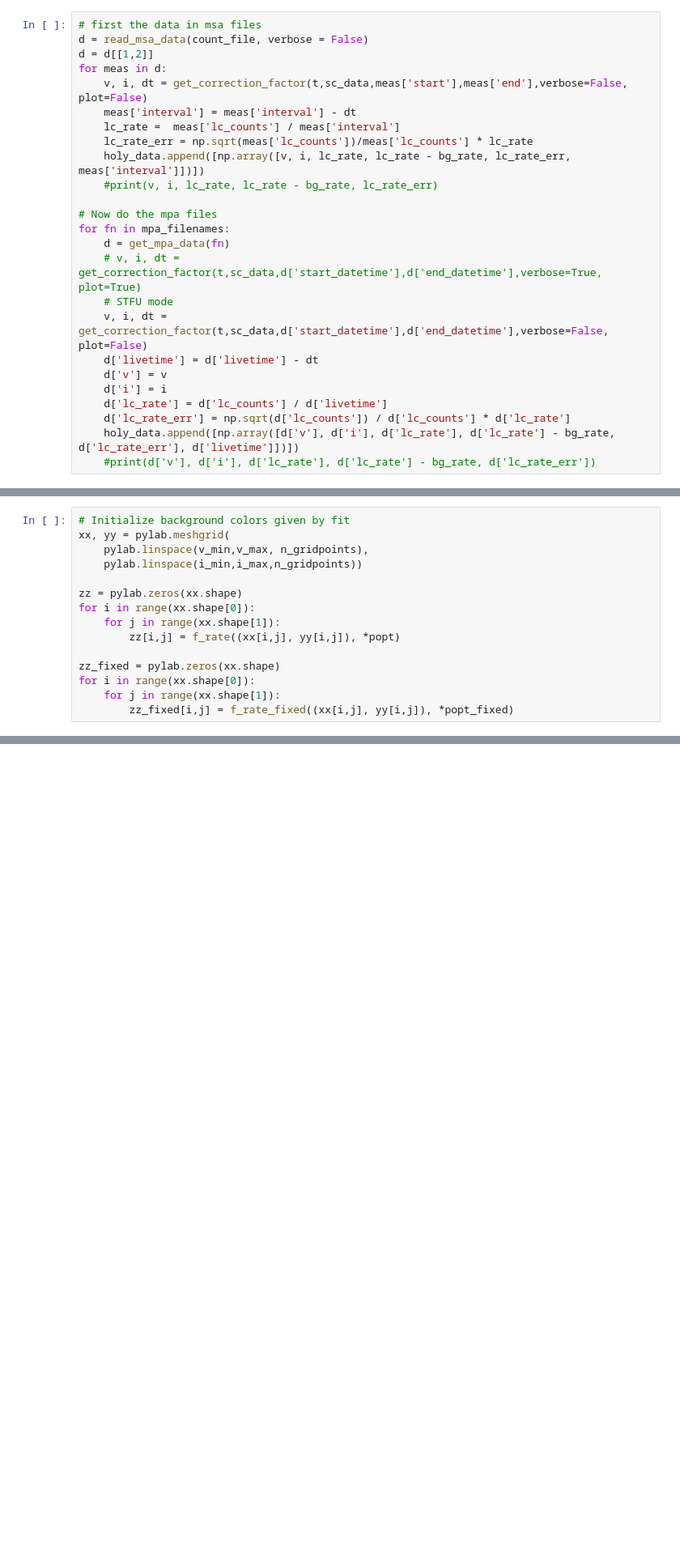
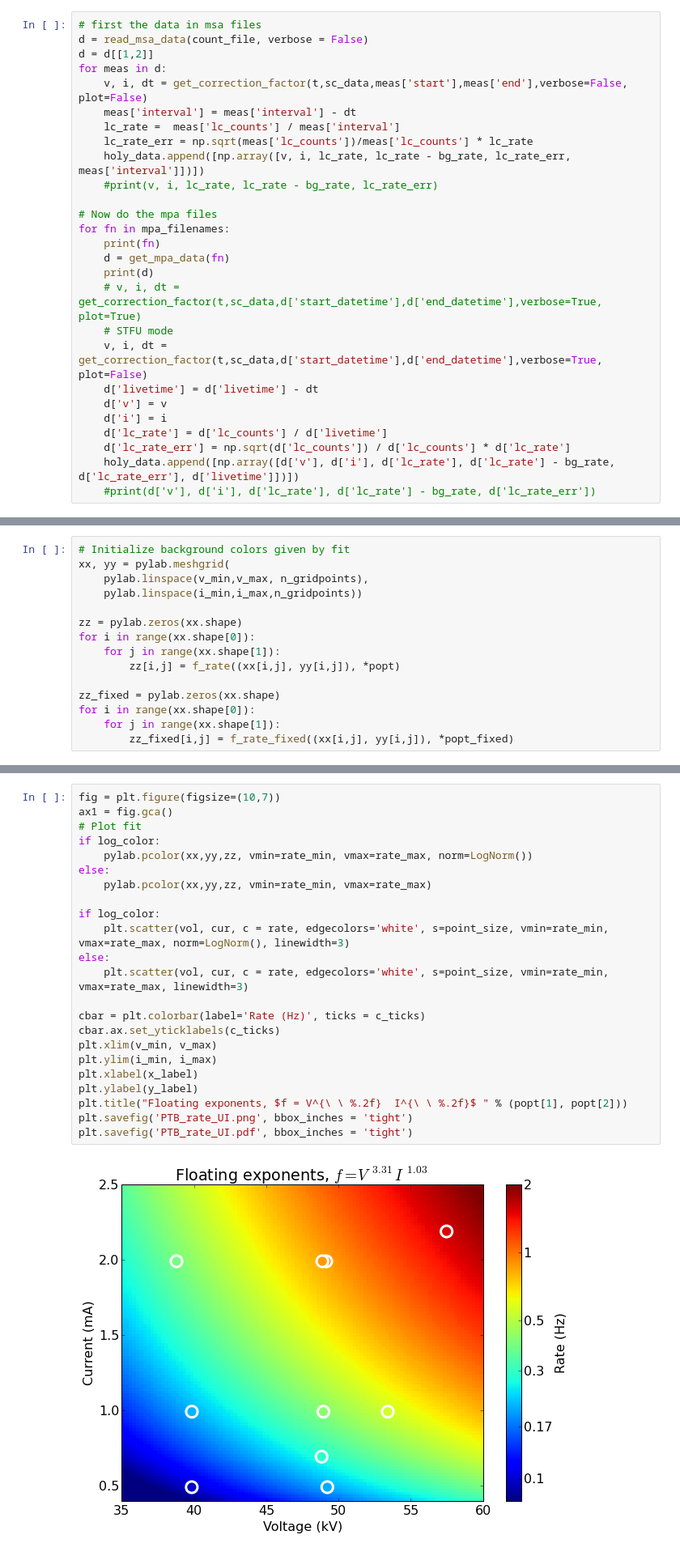
Before and after one commit to XENON1T/PTB, a Jupyter notebook: 04_count_rate_as_function_of_v_and_i.ipynb, the cells around one changed output, grey strips where cells are left out. Shown at 81% size. Cells and saved outputs as stored; diff of their text form; blank space fills up the shorter version.

```diff
--- a/04_count_rate_as_function_of_v_and_i.ipynb
+++ b/04_count_rate_as_function_of_v_and_i.ipynb
@@ -145,10 +161,12 @@ for meas in d:
 
 # Now do the mpa files
 for fn in mpa_filenames:
+    print(fn)
     d = get_mpa_data(fn)
+    print(d)
     # v, i, dt = get_correction_factor(t,sc_data,d['start_datetime'],d['end_datetime'],verbose=True, plot=True)
     # STFU mode
-    v, i, dt = get_correction_factor(t,sc_data,d['start_datetime'],d['end_datetime'],verbose=False, plot=False)
+    v, i, dt = get_correction_factor(t,sc_data,d['start_datetime'],d['end_datetime'],verbose=True, plot=False)
     d['livetime'] = d['livetime'] - dt
     d['v'] = v
     d['i'] = i
@@ -241,6 +277,31 @@ plt.ylabel(y_label)
 plt.show()
 # %% [output]
 [figure]
+# %%
+fig = plt.figure(figsize=(10,7))
+ax1 = fig.gca()
+# Plot fit
+if log_color:
+    pylab.pcolor(xx,yy,zz, vmin=rate_min, vmax=rate_max, norm=LogNorm())
+else:
+    pylab.pcolor(xx,yy,zz, vmin=rate_min, vmax=rate_max)
+
+if log_color:
+    plt.scatter(vol, cur, c = rate, edgecolors='white', s=point_size, vmin=rate_min, vmax=rate_max, norm=LogNorm(), linewidth=3)
+else:
+    plt.scatter(vol, cur, c = rate, edgecolors='white', s=point_size, vmin=rate_min, vmax=rate_max, linewidth=3)
+
+cbar = plt.colorbar(label='Rate (Hz)', ticks = c_ticks)
+cbar.ax.set_yticklabels(c_ticks)
+plt.xlim(v_min, v_max)
+plt.ylim(i_min, i_max)
+plt.xlabel(x_label)
+plt.ylabel(y_label)
+plt.title("Floating exponents, $f = V^{\ \ %.2f}  I^{\ \ %.2f}$ " % (popt[1], popt[2]))
+plt.savefig('PTB_rate_UI.png', bbox_inches = 'tight')
+plt.savefig('PTB_rate_UI.pdf', bbox_inches = 'tight')
+# %% [output]
+[figure, added]
 # %%
 fig = plt.figure(figsize=(20,7))
 ax1 = fig.add_subplot(1,2,1)
```
Also changed, not shown: parts of 5 cells of this notebook, 9 other files.
